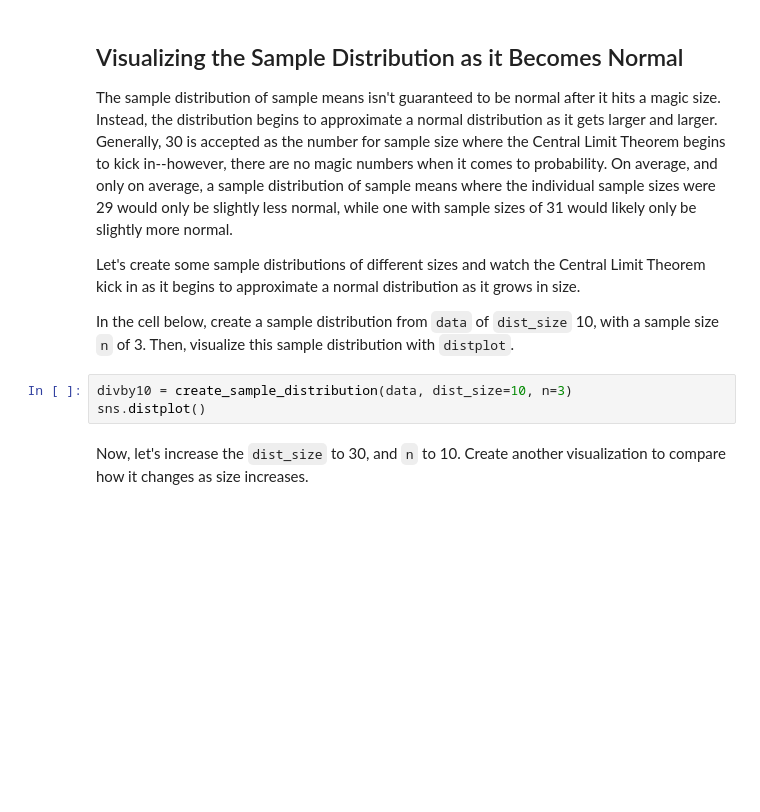
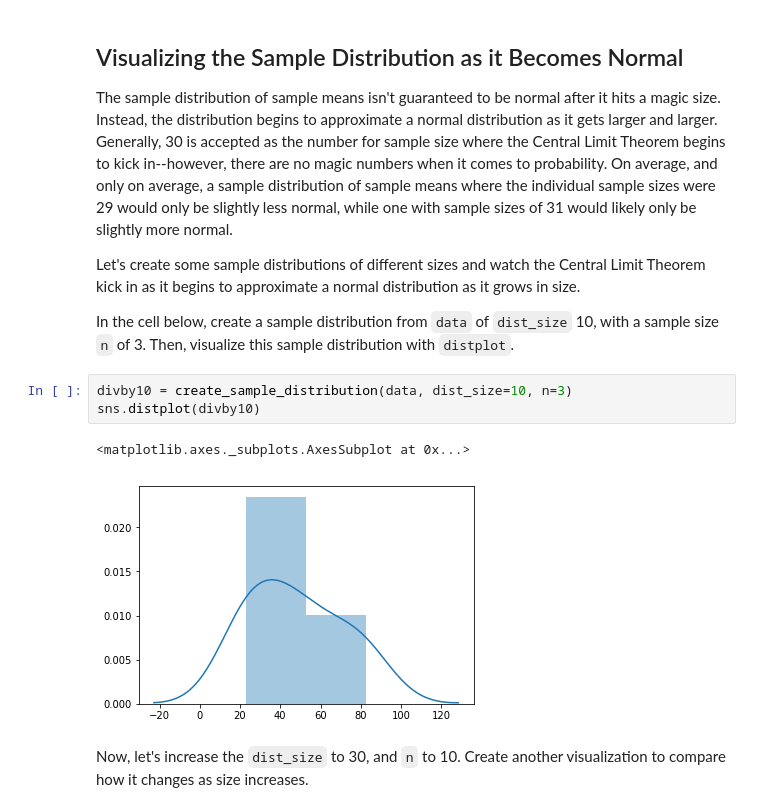
Before and after one commit to harrisonhardin/dsc-central-limit-theorem-lab-houston-ds-042219, a Jupyter notebook: index.ipynb, the cells around one changed output. Saved outputs shown, nothing was run; the diff lists cells and outputs as text; blank space fills up the shorter version.

```diff
--- a/index.ipynb
+++ b/index.ipynb
@@ -115,7 +115,10 @@ Let's create some sample distributions of different sizes and watch the Central
 In the cell below, create a sample distribution from `data` of `dist_size` 10, with a sample size `n` of 3. Then, visualize this sample distribution with `distplot`.
 # %%
 divby10 = create_sample_distribution(data, dist_size=10, n=3)
-sns.distplot()
+sns.distplot(divby10)
+# %% [output]
+<matplotlib.axes._subplots.AxesSubplot at 0x...>
+[figure, added]
 # %% [markdown]
 Now, let's increase the `dist_size` to 30, and `n` to 10.  Create another visualization to compare how it changes as size increases.
 # %% [markdown]
```
